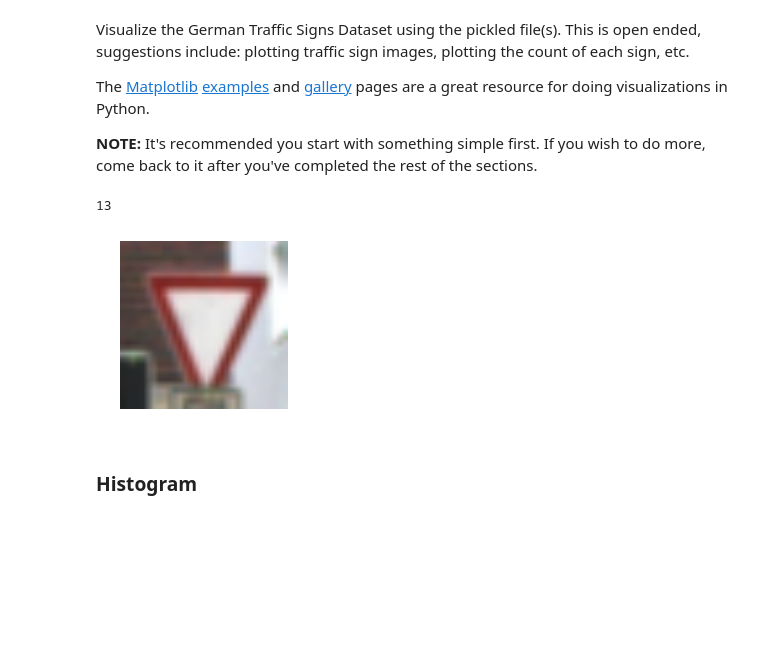
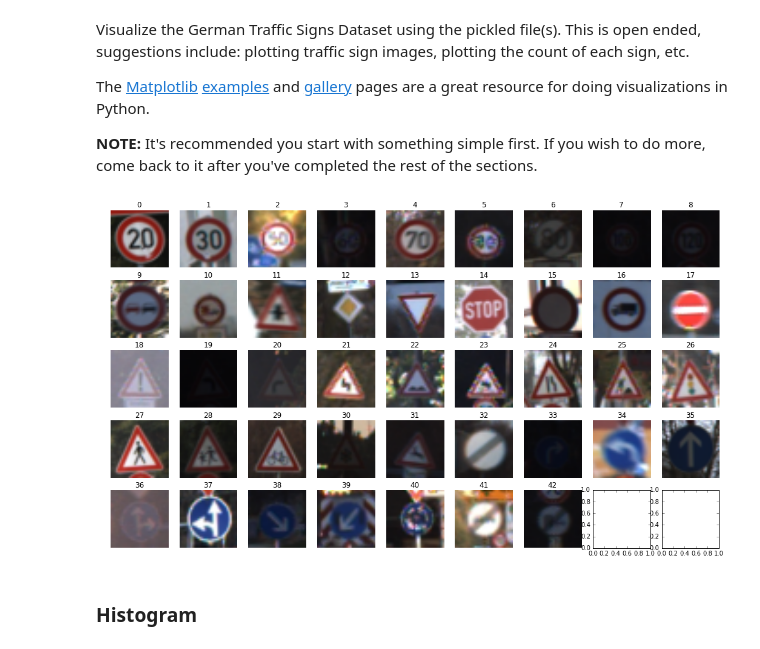
Before and after one commit to Heiquanjing/CarND-Traffic-Sign-Classifier-Project, a Jupyter notebook: Traffic_Sign_Classifier.ipynb, the cells around one changed output. Drawn from its saved outputs; the diff is of its cells as text; code cells hidden in the pictures; blank space fills up the shorter version.

```diff
--- a/Traffic_Sign_Classifier.ipynb
+++ b/Traffic_Sign_Classifier.ipynb
@@ -90,24 +90,23 @@ The [Matplotlib](http://matplotlib.org/) [examples](http://matplotlib.org/exampl
 # %%
 ### Data exploration visualization code goes here.
 ### Feel free to use as many code cells as needed.
 import matplotlib.pyplot as plt
 # Visualizations will be shown in the notebook.
 %matplotlib inline
 import random
 
-def print_sign(index):
+fig, axes = plt.subplots(5, 9, figsize=(18, 10))
+axes = axes.ravel()
+for class_i in range(n_classes):
+    class_indices = np.where(y_train == class_i)
+    i = random.randint(0, len(class_indices[0]))
+    index = class_indices[0][i]
     image = X_train[index].squeeze()
-    plt.figure(figsize=(4,3))
-    plt.axis('off')
-    plt.imshow(image)
-    print(y_train[index])
-
-index = random.randint(0,len(X_train))
-
-print_sign(index)
+    axes[class_i].axis('off')
+    axes[class_i].imshow(image)
+    axes[class_i].set_title(y_train[index])
 # %% [output]
-13
-[figure, old version]
+[figure, new version]
 # %% [markdown]
 ### Histogram
 # %%
```
Also changed, not shown: parts of 26 cells of this notebook, 31 other files.
